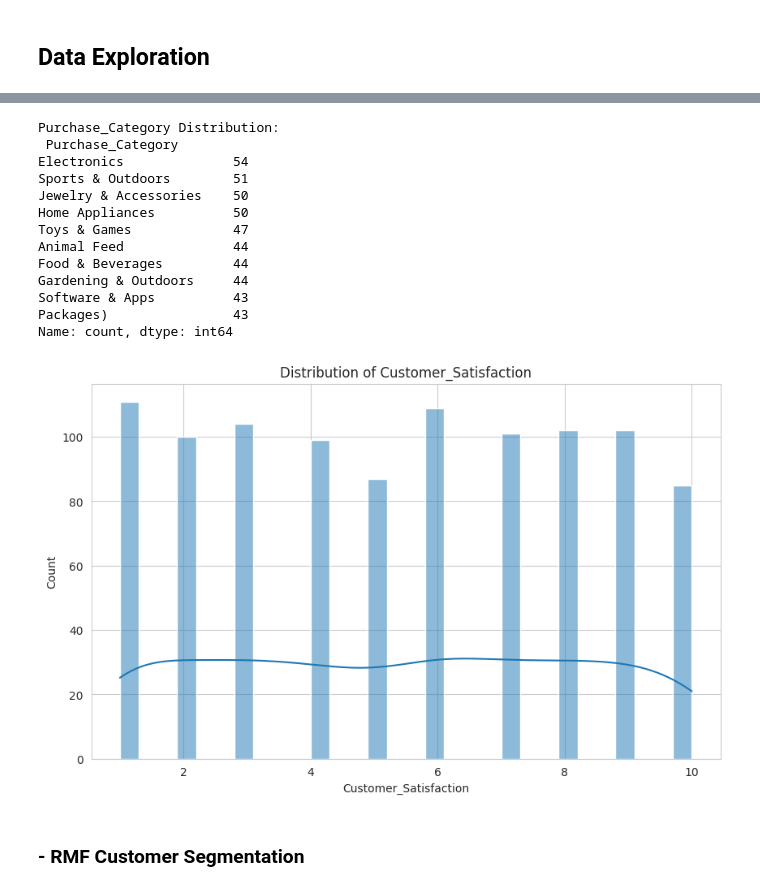
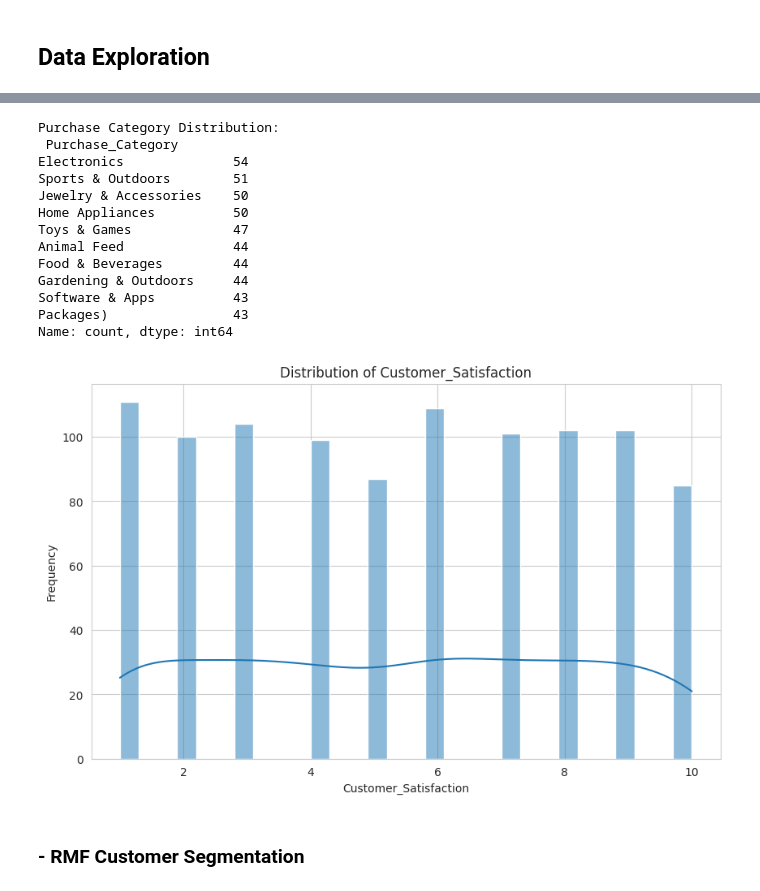
Before and after one commit to mingjie-wei/IDS706_Data-Engineering_Week2, a Jupyter notebook: notebooks/ecommerce_behavior_analysis.ipynb, the cells around one changed output, grey strips where cells are left out. Drawn from its saved outputs; the diff is of its cells as text; code cells hidden in the pictures.

```diff
--- a/notebooks/ecommerce_behavior_analysis.ipynb
+++ b/notebooks/ecommerce_behavior_analysis.ipynb
@@ -138,10 +137,10 @@ df.describe(include='all')
 | max | NaN | 50.000000 | NaN | NaN | NaN | NaN | NaN | NaN | ... |
 | std | NaN | 9.353238 | NaN | NaN | NaN | NaN | NaN | NaN | ... |
 # %%
-print("Purchase_Category Distribution:\n",
+print("Purchase Category Distribution:\n",
       df['Purchase_Category'].value_counts().head(10))
 # %% [output]
-Purchase_Category Distribution:
+Purchase Category Distribution:
  Purchase_Category
 Electronics              54
 Sports & Outdoors        51
@@ -157,16 +156,18 @@ Name: count, dtype: int64
 # %%
 # histplot
 import matplotlib.pyplot as plt
 import seaborn as sns
 
 sns.set_style('whitegrid')
 
 plt.figure(figsize=(10, 6))
 sns.histplot(df['Customer_Satisfaction'], bins=30, kde=True)
 plt.title('Distribution of Customer_Satisfaction')
+plt.xlabel('Customer_Satisfaction')
+plt.ylabel('Frequency')
 plt.show()
 # %% [output]
-[figure, old version]
+[figure, new version]
 # %% [markdown]
 ### - RMF Customer Segmentation
 # %%
```
Also changed, not shown: parts of 13 cells of this notebook.
